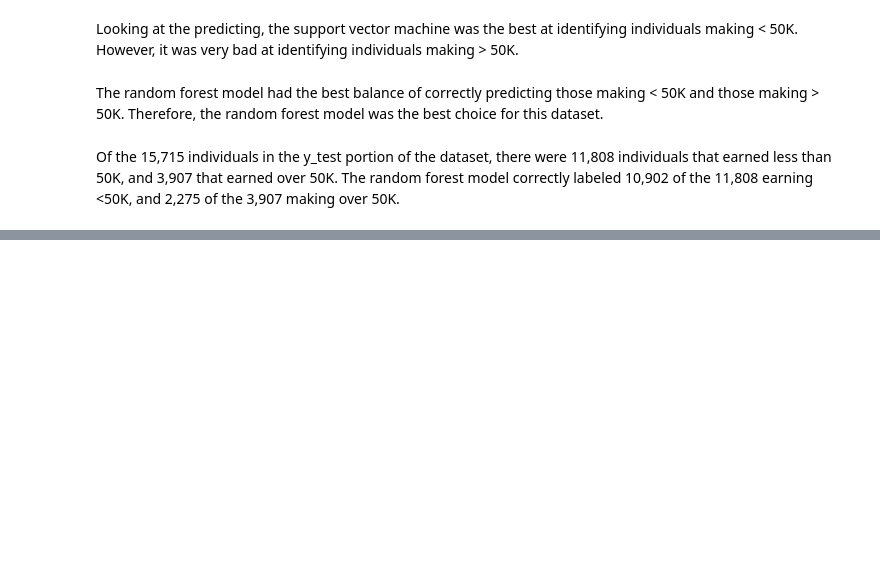
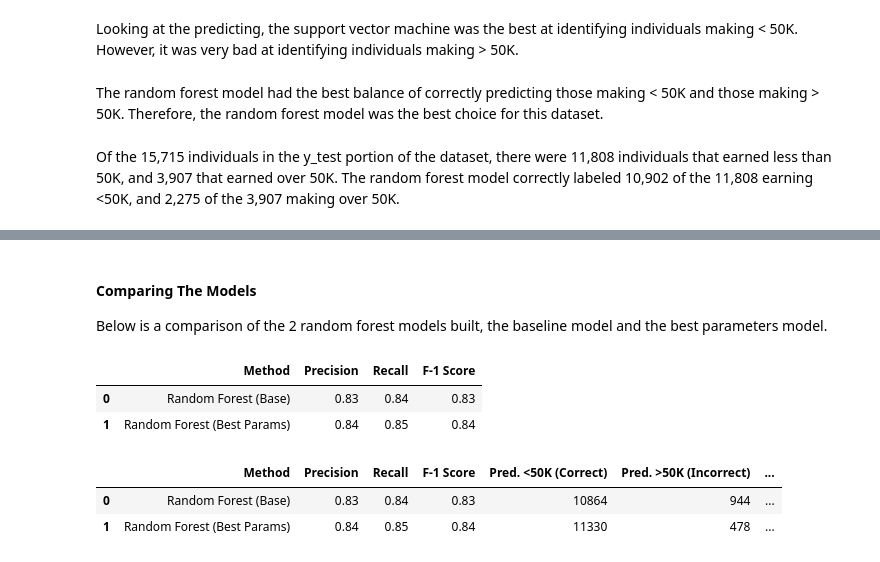
Before and after one commit to kchonko74/SalariesModelAssessment, a Jupyter notebook: Salaries Model Assessment.ipynb, the cells around one changed output, grey strips where cells are left out. Saved outputs shown, nothing was run; the diff lists cells and outputs as text; code cells hidden in the pictures; blank space fills up the shorter version.

Commit message:
Updated Python file with best params RF model

```diff
--- a/Salaries Model Assessment.ipynb
+++ b/Salaries Model Assessment.ipynb
@@ -527,0 +607,10 @@ The random forest model was generated using most of the baseline parameters for
+# %%
+#Fit model using optimal parameters
+rf_best = RandomForestClassifier(n_estimators = 400, min_samples_split= 5, min_samples_leaf=1, max_features = 'sqrt', max_depth = 10)
+rf_best.fit(X_train, y_train)
+rfcBestPred = rf_best.predict(X_test)
+
+CM_RF_Best = confusion_matrix(y_test, rfcBestPred)
+CR_RF_Best = classification_report(y_test, rfcBestPred)
+print(CM_RF_Best)
+print(CR_RF_Best)
@@ -527,0 +628,29 @@ The random forest model was generated using most of the baseline parameters for
+# %% [markdown]
+#### Comparing The Models
+Below is a comparison of the 2 random forest models built, the baseline model and the best parameters model.
+# %%
+WtPrecRF_Best = float(CR_RF_Best[291:295])
+WtRecRF_Best = float(CR_RF_Best[301:305])
+F1RF_Best = float(CR_RF_Best[311:315])
+MethodPRF1_Best = pd.DataFrame([['Random Forest (Base)', WtPrecRF, WtRecRF,F1RF],
+             ['Random Forest (Best Params)', WtPrecRF_Best, WtRecRF_Best, F1RF_Best]],
+             columns = ['Method', 'Precision', 'Recall', 'F-1 Score'])
+MethodPRF1_Best
+# %% [output]
+|  | Method | Precision | Recall | F-1 Score |
+| 0 | Random Forest (Base) | 0.83 | 0.84 | 0.83 |
+| 1 | Random Forest (Best Params) | 0.84 | 0.85 | 0.84 |
+# %%
+RF_TP, RF_FN, RF_FP, RF_TN = CM_RF[0][0], CM_RF[0][1], CM_RF[1][0], CM_RF[1][1]
+RF_Best_TP, RF_Best_FN, RF_Best_FP, RF_Best_TN = CM_RF_Best[0][0], CM_RF_Best[0][1], CM_RF_Best[1][0], CM_RF_Best[1][1]
+
+MethodPreds_RF = pd.DataFrame([['Random Forest (Base)', RF_TP, RF_FN, RF_TN, RF_FP],
+              ['Random Forest (Best Params)', RF_Best_TP, RF_Best_FN, RF_Best_TN, RF_Best_FP]],
+             columns = ['Method', 'Pred. <50K (Correct)', 'Pred. >50K (Incorrect)', 'Pred. >50K (Correct)', 'Pred. <50K(Incorrect)'])
+
+ResultsRF = pd.merge(MethodPRF1_Best, MethodPreds_RF, on = 'Method')
+ResultsRF
+# %% [output]
+|  | Method | Precision | Recall | F-1 Score | Pred. <50K (Correct) | Pred. >50K (Incorrect) | ... |
+| 0 | Random Forest (Base) | 0.83 | 0.84 | 0.83 | 10864 | 944 | ... |
+| 1 | Random Forest (Best Params) | 0.84 | 0.85 | 0.84 | 11330 | 478 | ... |
```
Also changed, not shown: parts of 8 cells of this notebook.
